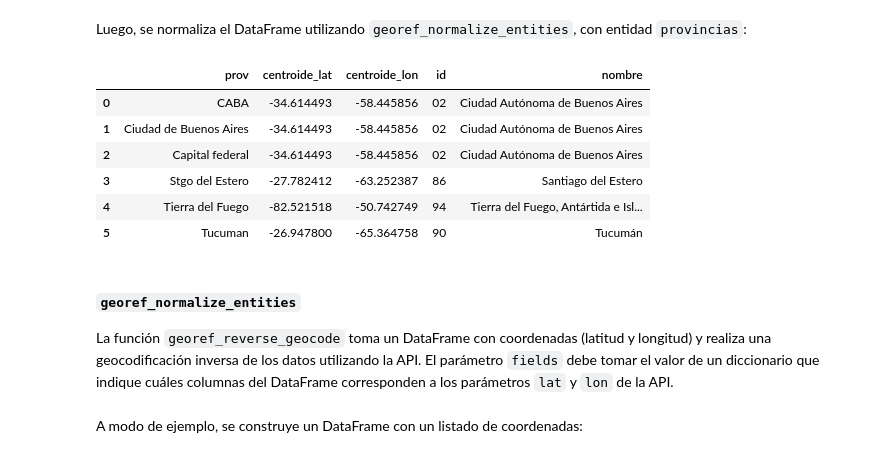
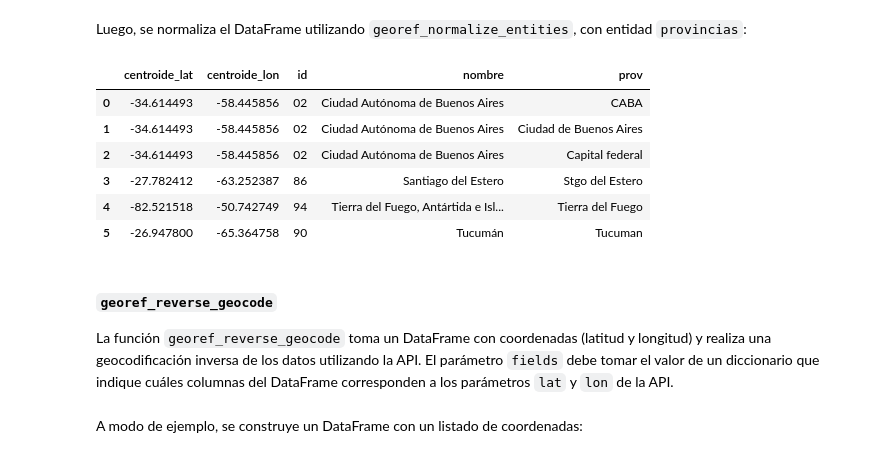
Before and after one commit to datosgobar/taller-georef-pyconar-2018, a Jupyter notebook: pyconar.ipynb, the cells around one changed output. Drawn from its saved outputs; the diff is of its cells as text; code cells hidden in the pictures.

```diff
--- a/pyconar.ipynb
+++ b/pyconar.ipynb
@@ -126,7 +127,7 @@ Se definen dos funciones de normalización de datos:
 #### `georef_normalize_entities`
 La función `georef_normalize_entities` toma un DataFrame e intenta normalizar sus datos utilizando la API. Para utilizar la función, es necesario especificar qué recurso (`entity`) se va a consultar. Los valores aceptados por este parámetro son: `provincias`, `departamentos`, `municipios`, `localidades`, `direcciones` y `calles`. Por el otro lado, el parámetro `field` debe contener un diccionario que especifica cuáles campos del DataFrame corresponden a cada parámetro propio de la API.
 # %%
-def georef_normalize_entities(data, entity, fields, params=None):
+def georef_normalize_entities(data, entity, fields, params=None, prefix=''):
     if not params:
         params = {}
     queries = []
@@ -139,7 +140,7 @@ def georef_normalize_entities(data, entity, fields, params=None):
         }
 
         for key, value in fields.items():
-            query[key] = data.loc[i, value]
+            query[key] = str(data.loc[i, value])
 
         queries.append(query)
 
@@ -153,7 +154,8 @@ def georef_normalize_entities(data, entity, fields, params=None):
     resp.raise_for_status()
     results = resp.json()['resultados']
 
-    return pd.DataFrame(result[entity][0] if result[entity] else {} for result in results)
+    normalized = pd.DataFrame(result[entity][0] if result[entity] else {} for result in results)
+    return normalized.add_prefix(prefix).join(data)
 # %% [markdown]
 A modo de ejemplo, se construye un DataFrame con un listado de provincias:
 # %%
@@ -177,16 +179,16 @@ df_example
 # %% [markdown]
 Luego, se normaliza el DataFrame utilizando `georef_normalize_entities`, con entidad `provincias`:
 # %%
-df_example.join(georef_normalize_entities(df_example, 'provincias', {'nombre': 'prov'}))
+georef_normalize_entities(df_example, 'provincias', {'nombre': 'prov'})
 # %% [output]
-|  | prov | centroide_lat | centroide_lon | id | nombre |
-| 0 | CABA | -34.614493 | -58.445856 | 02 | Ciudad Autónoma de Buenos Aires |
-| 1 | Ciudad de Buenos Aires | -34.614493 | -58.445856 | 02 | Ciudad Autónoma de Buenos Aires |
-| 2 | Capital federal | -34.614493 | -58.445856 | 02 | Ciudad Autónoma de Buenos Aires |
-| 3 | Stgo del Estero | -27.782412 | -63.252387 | 86 | Santiago del Estero |
-| 4 | Tierra del Fuego | -82.521518 | -50.742749 | 94 | Tierra del Fuego, Antártida e Isl... |
-| 5 | Tucuman | -26.947800 | -65.364758 | 90 | Tucumán |
+|  | centroide_lat | centroide_lon | id | nombre | prov |
+| 0 | -34.614493 | -58.445856 | 02 | Ciudad Autónoma de Buenos Aires | CABA |
+| 1 | -34.614493 | -58.445856 | 02 | Ciudad Autónoma de Buenos Aires | Ciudad de Buenos Aires |
+| 2 | -34.614493 | -58.445856 | 02 | Ciudad Autónoma de Buenos Aires | Capital federal |
+| 3 | -27.782412 | -63.252387 | 86 | Santiago del Estero | Stgo del Estero |
+| 4 | -82.521518 | -50.742749 | 94 | Tierra del Fuego, Antártida e Isl... | Tierra del Fuego |
+| 5 | -26.947800 | -65.364758 | 90 | Tucumán | Tucuman |
 # %% [markdown]
-#### `georef_normalize_entities`
+#### `georef_reverse_geocode`
 La función `georef_reverse_geocode` toma un DataFrame con coordenadas (latitud y longitud) y realiza una geocodificación inversa de los datos utilizando la API. El parámetro `fields` debe tomar el valor de un diccionario que indique cuáles columnas del DataFrame corresponden a los parámetros `lat` y `lon` de la API.
 # %%
```
Also changed, not shown: parts of 29 cells of this notebook, 3 other files.
